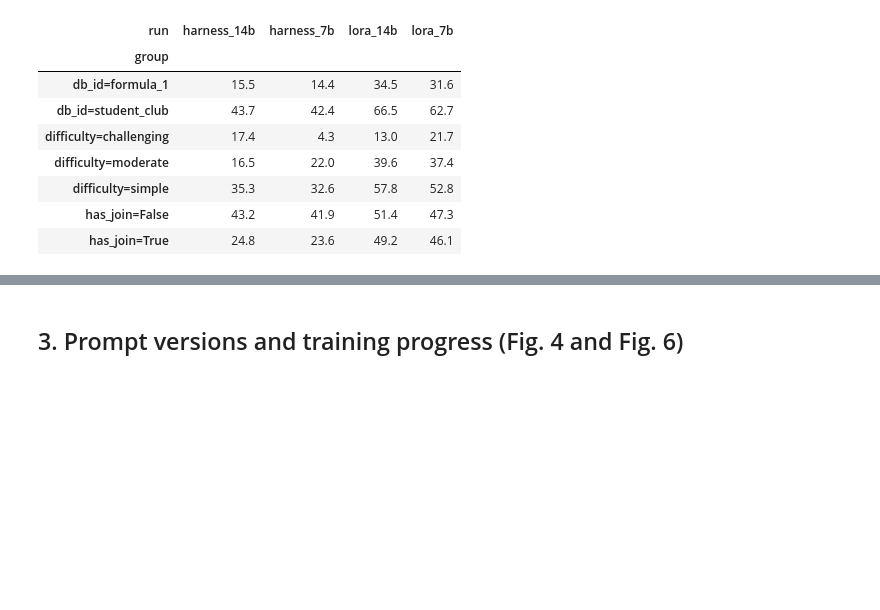
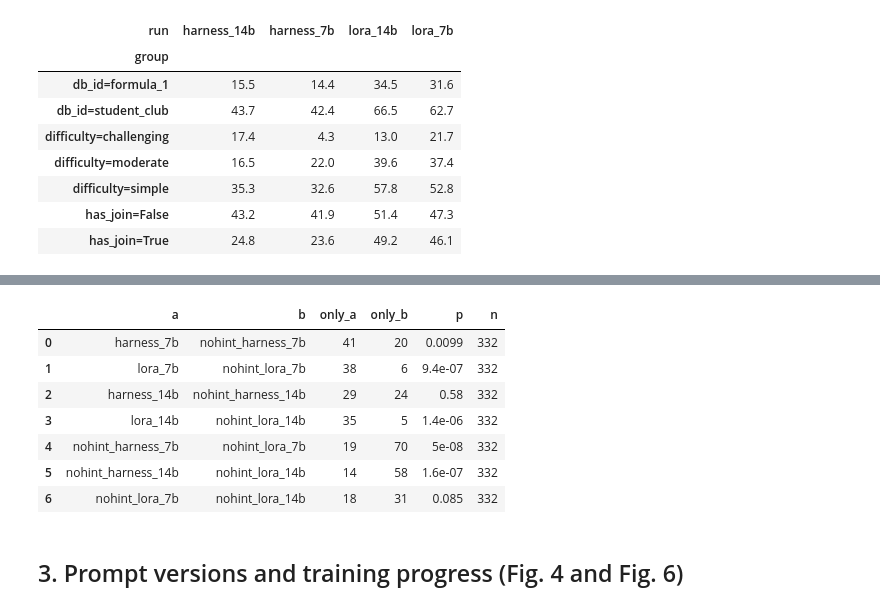
Before and after one commit to shamx9ir/msc-ce893, a Jupyter notebook: notebook/CE893_evaluation.ipynb, the cells around one changed output, grey strips where cells are left out. Drawn from its saved outputs; the diff is of its cells as text; code cells hidden in the pictures; blank space fills up the shorter version.

```diff
--- a/notebook/CE893_evaluation.ipynb
+++ b/notebook/CE893_evaluation.ipynb
@@ -133,3 +153,16 @@ pd.DataFrame(rows).pivot(index="group", columns="run", values="strict")
+# %%
+pairs = [(k, "nohint_" + k) for k in A.MAIN_ARMS] + [("nohint_harness_7b", "nohint_lora_7b"),
+         ("nohint_harness_14b", "nohint_lora_14b"), ("nohint_lora_7b", "nohint_lora_14b")]
+pd.DataFrame([A.mcnemar(a, b) for a, b in pairs]).assign(p=lambda d: d.p.map("{:.2g}".format))
+# %% [output]
+|  | a | b | only_a | only_b | p | n |
+| 0 | harness_7b | nohint_harness_7b | 41 | 20 | 0.0099 | 332 |
+| 1 | lora_7b | nohint_lora_7b | 38 | 6 | 9.4e-07 | 332 |
+| 2 | harness_14b | nohint_harness_14b | 29 | 24 | 0.58 | 332 |
+| 3 | lora_14b | nohint_lora_14b | 35 | 5 | 1.4e-06 | 332 |
+| 4 | nohint_harness_7b | nohint_lora_7b | 19 | 70 | 5e-08 | 332 |
+| 5 | nohint_harness_14b | nohint_lora_14b | 14 | 58 | 1.6e-07 | 332 |
+| 6 | nohint_lora_7b | nohint_lora_14b | 18 | 31 | 0.085 | 332 |
 # %% [markdown]
 ## 3. Prompt versions and training progress (Fig. 4 and Fig. 6)
 # %%
```
Also changed, not shown: parts of 4 cells of this notebook, 7 other files.
